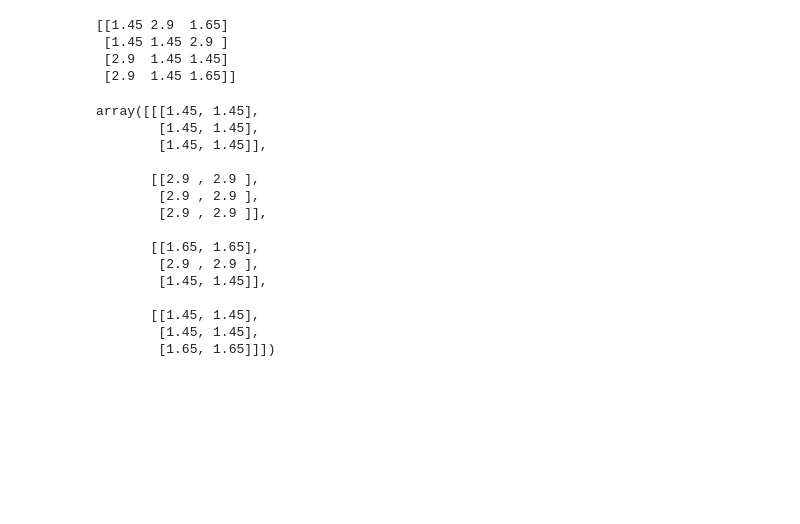
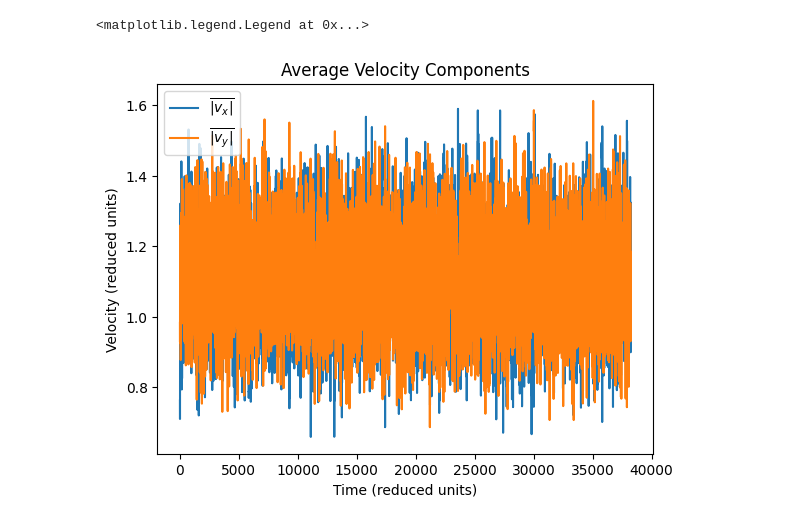
Before and after one commit to john-but-actually-jon/langevin, a Jupyter notebook: src/soft-disks/concept_test.ipynb, the cells around one changed output. Cells and saved outputs as stored; diff of their text form; code cells hidden in the pictures; blank space fills up the shorter version.

```diff
--- a/src/soft-disks/concept_test.ipynb
+++ b/src/soft-disks/concept_test.ipynb
@@ -11,65 +18,13 @@ newconf, energies = equilibriate(starting_conf, nsteps=5000)
-# %%
-import numpy as np
-from evolve import quadrantizer, image_builder, tile_and_remove_self_reference
-from build_ensemble import square_build
-starting_conf = square_build()
-position_subset = starting_conf.positions[0:4,:]
-image = image_builder(quadrantizer(position_subset), tile_and_remove_self_reference(position_subset))
-displacements = image - (position_matrix:=np.tile(position_subset, (1, image.shape[1])).reshape(image.shape))
-
-displacement_norms = np.linalg.norm(
-        displacements,
-        axis=-1
-)
-
-# displacement_vectors = np.array(
-#         [
-#             arr[~np.isnan(arr)] for arr in np.where(displacement_norms<=3, [displacements[0], displacements[1]], np.nan)
-#         ]
-# )
-
-displacements = np.array(
-        [
-                arr[np.where(displacement_norms < 3, True, False)[i,:]] for i,arr in enumerate(displacements)
-        ]
-)
-displacement_norms = np.array([arr[np.where(arr < 3, True, False)] for arr in displacement_norms])
-
-# displacements / np.concatenate(
-#                 [displacement_norms]*displacements.shape[0]
-#                 ).reshape(
-#                     displacements.shape,
-#                     order='F'
-#                 )
-print(displacement_norms)
-np.concatenate([displacement_norms, displacement_norms]).flatten().reshape((displacements.shape), order='F')
-# mask = np.tile(np.where(displacement_norms, True, False), (2,2,2)).reshape(displacements.shape)
-
-# np.where(mask, displacements, np.nan)
-# displacement_norms
-# print(image[1])
-# print(position_matrix[1])
-# image.shape
-# image
-# np.sum([np.array([1,2]),np.array([3,4])], axis=1)
-# %% [output]
-[[1.45 2.9  1.65]
- [1.45 1.45 2.9 ]
- [2.9  1.45 1.45]
- [2.9  1.45 1.65]]
-array([[[1.45, 1.45],
-        [1.45, 1.45],
-        [1.45, 1.45]],
-
-       [[2.9 , 2.9 ],
-        [2.9 , 2.9 ],
-        [2.9 , 2.9 ]],
-
-       [[1.65, 1.65],
-        [2.9 , 2.9 ],
-        [1.45, 1.45]],
-
-       [[1.45, 1.45],
-        [1.45, 1.45],
-        [1.65, 1.65]]])
+# %%
+plt.plot(velocities[:,0], label=r'$\overline{|v_x|}$')
+plt.plot(velocities[:,1], label=r'$\overline{|v_y|}$')
+
+plt.ylabel("Velocity (reduced units)")
+plt.xlabel("Time (reduced units)")
+
+plt.title("Average Velocity Components")
+plt.legend()
+# %% [output]
+<matplotlib.legend.Legend at 0x...>
+[figure, added]
 # %%
```
Also changed, not shown: parts of 29 cells of this notebook, 8 other files.
